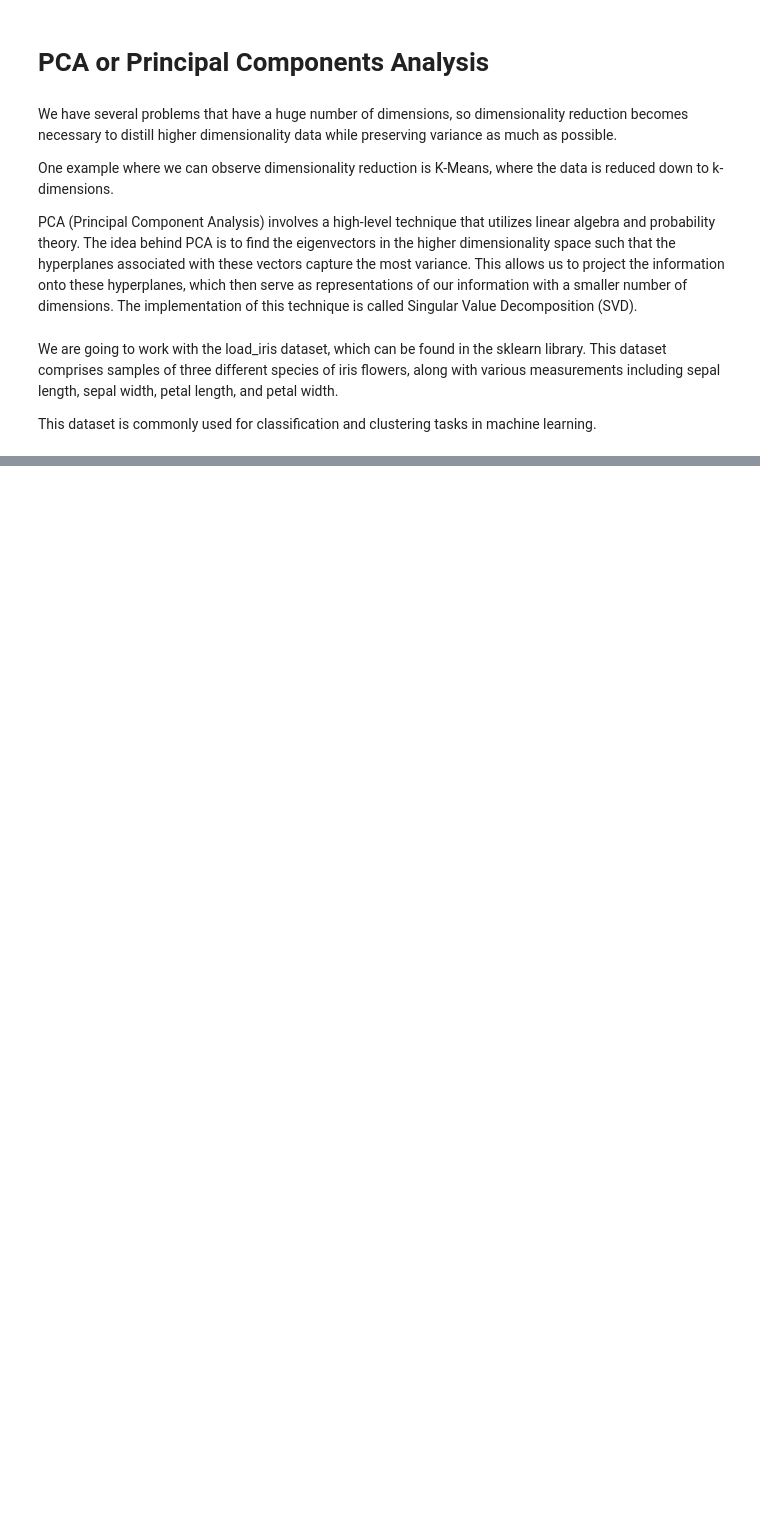
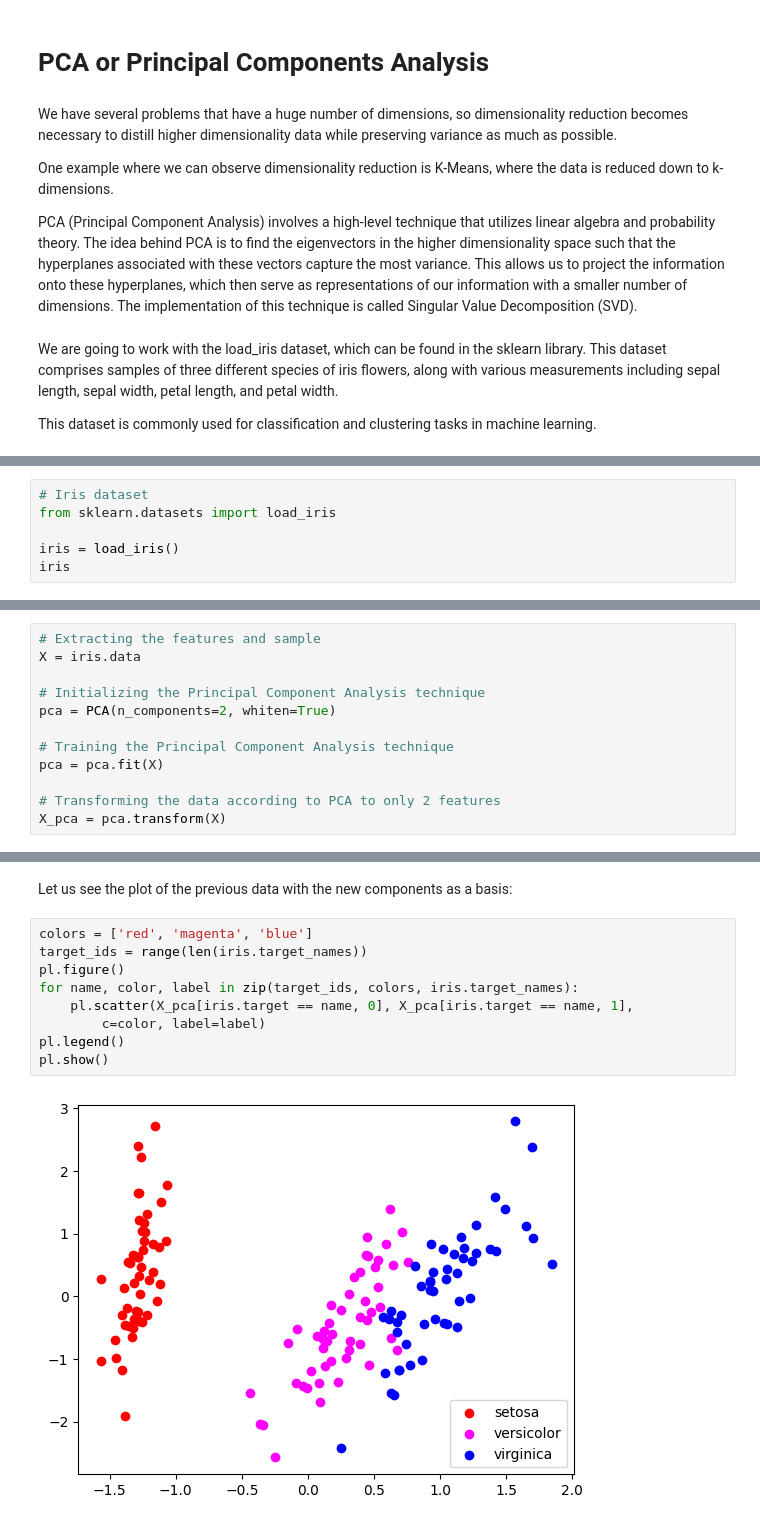
Before and after one commit to ajrianop/Machine-Learning-Notebooks, a Jupyter notebook: 09_Principal_Component_Analysis.ipynb, the cells around one changed output, grey strips where cells are left out. Cells and saved outputs as stored; diff of their text form; blank space fills up the shorter version.

```diff
--- a/09_Principal_Component_Analysis.ipynb
+++ b/09_Principal_Component_Analysis.ipynb
@@ -14,0 +21,6 @@ This dataset is commonly used for classification and clustering tasks in machine
+# %%
+# Iris dataset
+from sklearn.datasets import load_iris
+
+iris = load_iris()
+iris
@@ -14,0 +91,12 @@ This dataset is commonly used for classification and clustering tasks in machine
+# %%
+# Extracting the features and sample
+X = iris.data
+
+# Initializing the Principal Component Analysis technique
+pca = PCA(n_components=2, whiten=True)
+
+# Training the Principal Component Analysis technique
+pca = pca.fit(X)
+
+# Transforming the data according to PCA to only 2 features
+X_pca = pca.transform(X)
@@ -14,0 +130,13 @@ This dataset is commonly used for classification and clustering tasks in machine
+# %% [markdown]
+Let us see the plot of the previous data with the new components as a basis:
+# %%
+colors = ['red', 'magenta', 'blue']
+target_ids = range(len(iris.target_names))
+pl.figure()
+for name, color, label in zip(target_ids, colors, iris.target_names):
+    pl.scatter(X_pca[iris.target == name, 0], X_pca[iris.target == name, 1],
+        c=color, label=label)
+pl.legend()
+pl.show()
+# %% [output]
+[figure, added]
```
Also changed, not shown: parts of 12 cells of this notebook.
